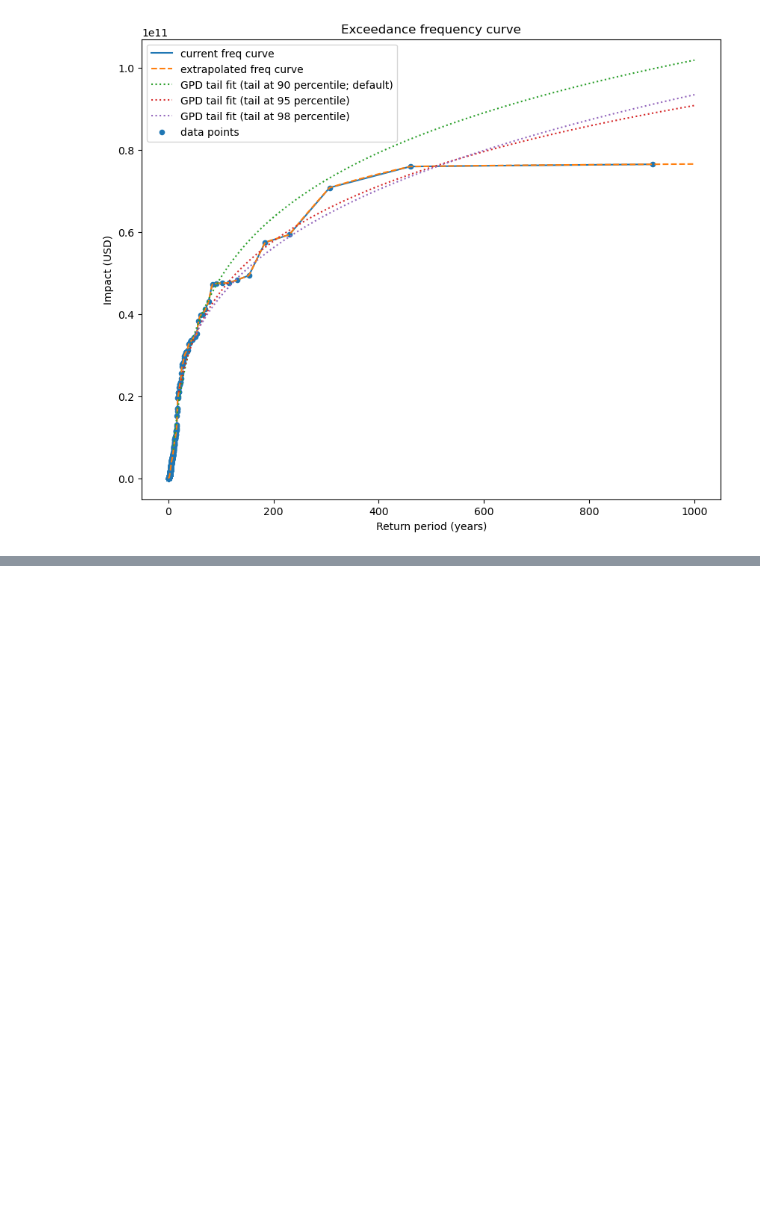
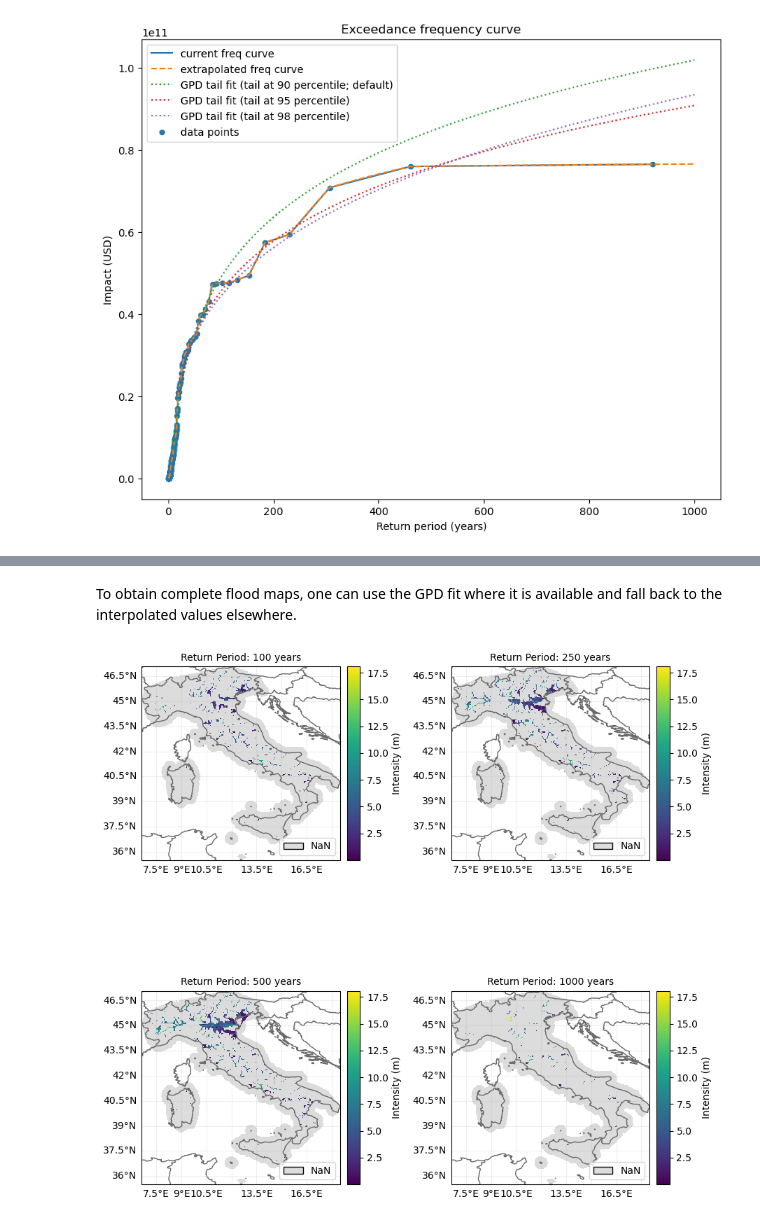
Before and after one commit to CLIMADA-project/climada-snippets, a Jupyter notebook: 005_GPD_fit_exceedance_curve.ipynb, the cells around one changed output, grey strips where cells are left out. Cells and saved outputs as stored; diff of their text form; code cells hidden in the pictures; blank space fills up the shorter version.

```diff
--- a/005_GPD_fit_exceedance_curve.ipynb
+++ b/005_GPD_fit_exceedance_curve.ipynb
@@ -383,0 +557,8 @@ ax.legend();
+# %% [markdown]
+To obtain complete flood maps, one can use the GPD fit where it is available and fall back to the
+interpolated values elsewhere.
+# %%
+rf_gdf_combined = rf_gdf_GPD.fillna(rf_gdf_interp)
+plot_from_gdf(rf_gdf_combined, colorbar_name=rf_label, title_subplots=rf_column_label);
+# %% [output]
+[figure, added]
```
Also changed, not shown: parts of 23 cells of this notebook.
